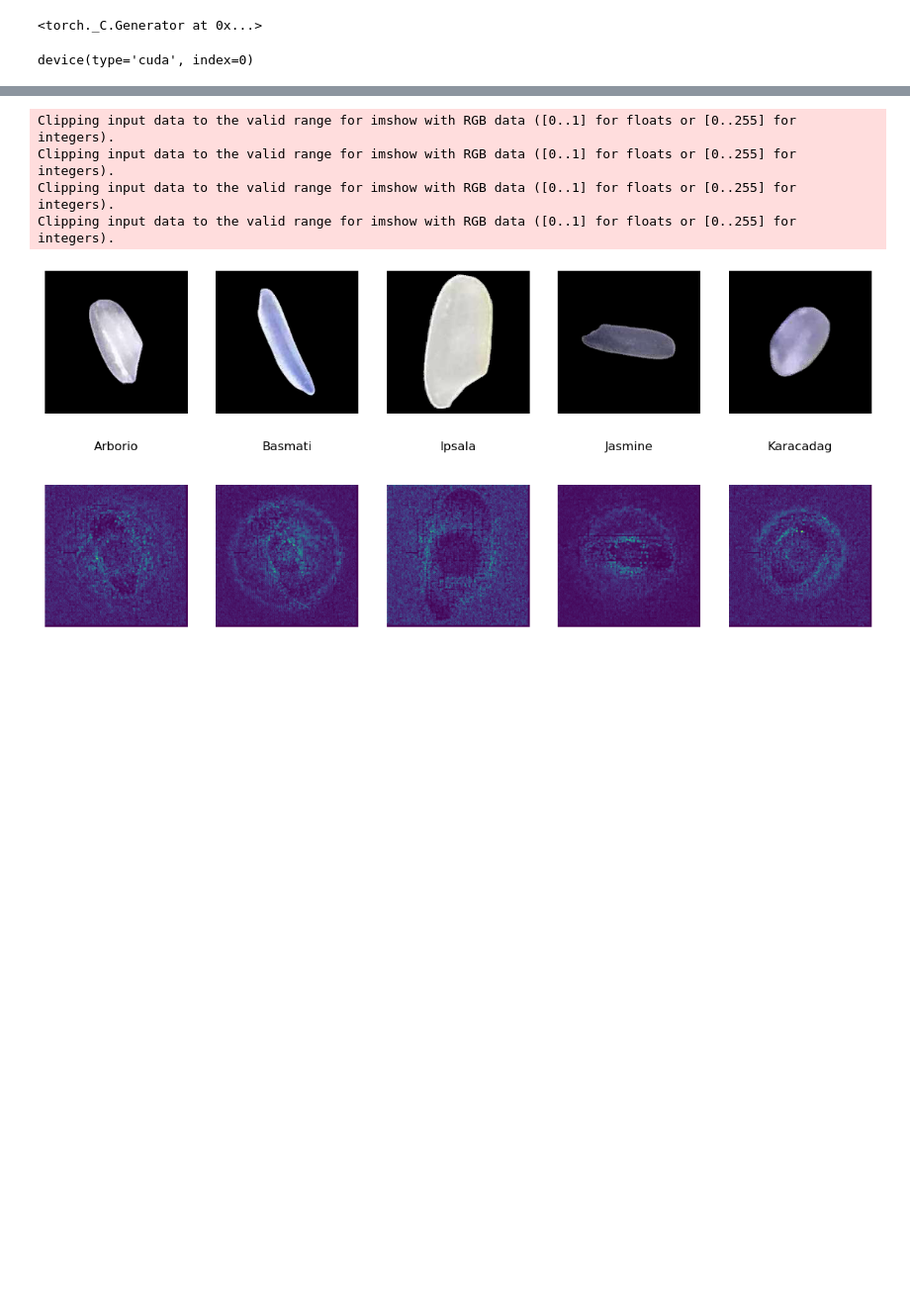
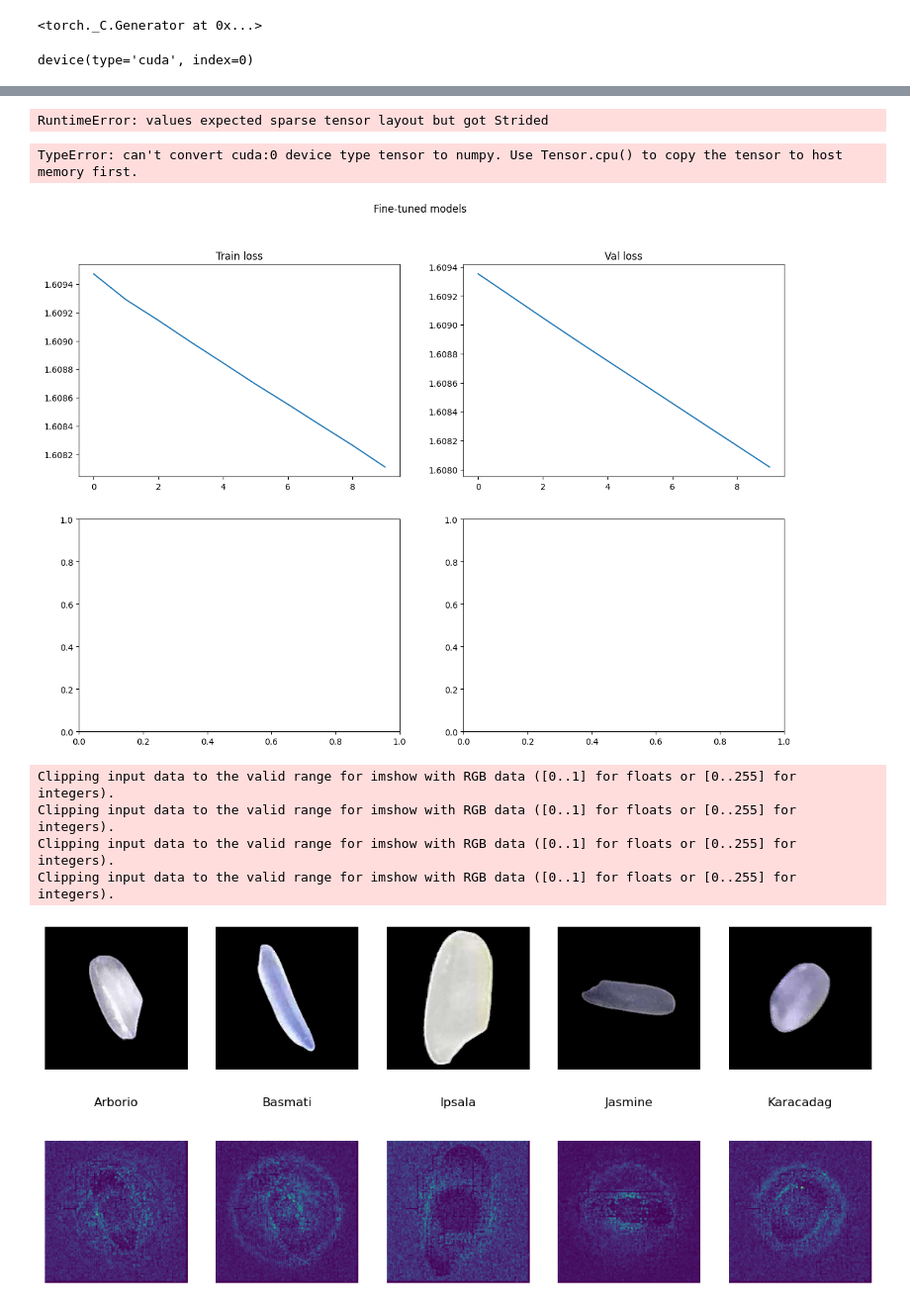
Before and after one commit to tdisheng/CS7643-Deep-Learning, a Jupyter notebook: notebook.ipynb, the cells around one changed output, grey strips where cells are left out. Shown at 99% size. Saved outputs shown, nothing was run; the diff lists cells and outputs as text; code cells hidden in the pictures; blank space fills up the shorter version.

Commit message:
Added plots and saving of metrics and fixing five-shot learning

```diff
--- a/notebook.ipynb
+++ b/notebook.ipynb
@@ -500,3 +539,39 @@ torch.save(cnn_model_trained, cnn_model_path)
+# %%
+not_pretrained_alexnet_model_trained_metrics['train_acc'][
+# %% [output]
+RuntimeError: values expected sparse tensor layout but got Strided
+# %%
+# plot metrics of all models function (train_loss, val_loss, train_acc, val_acc)
+def plot_metrics(metrics_list, title):
+    fig, axs = plt.subplots(2, 2, figsize=(15, 10))
+    fig.suptitle(title)
+    for i, metrics in enumerate(metrics_list):
+        axs[0, 0].plot(metrics['train_loss'], label=f"model_{i}")
+        axs[0, 0].set_title("Train loss")
+        axs[0, 1].plot(metrics['val_loss'], label=f"model_{i}")
+        axs[0, 1].set_title("Val loss")
+        axs[1, 0].plot(metrics['train_acc'], label=f"model_{i}")
+        axs[1, 0].set_title("Train accuracy")
+        axs[1, 1].plot(metrics['val_acc'], label=f"model_{i}")
+        axs[1, 1].set_title("Val accuracy")
+    axs[0, 0].legend()
+    axs[0, 1].legend()
+    axs[1, 0].legend()
+    axs[1, 1].legend()
+    plt.show()
+# %%
+# plot metrics
+
+# one-shot
+#one_shot_model_metrics = [not_pretrained_alexnet_model_trained_one_shot_metrics, not_pretrained_vgg_model_trained_one_shot_metrics, not_pretrained_resnet_model_trained_one_shot_metrics, pretrained_alexnet_model_trained_one_shot_metrics, pretrained_vgg_model_trained_one_shot_metrics, pretrained_resnet_model_trained_one_shot_metrics]
+#plot_metrics(one_shot_model_metrics, "One-shot models")
+
+# fine-tuned
+fine_tuned_model_metrics = [not_pretrained_alexnet_model_trained_metrics, not_pretrained_vgg_model_trained_metrics, not_pretrained_resnet_model_trained_metrics, pretrained_alexnet_model_trained_metrics, pretrained_vgg_model_trained_metrics, pretrained_resnet_model_trained_metrics]
+plot_metrics(fine_tuned_model_metrics, "Fine-tuned models")
+# %% [output]
+TypeError: can't convert cuda:0 device type tensor to numpy. Use Tensor.cpu() to copy the tensor to host memory first.
+[figure, added]
 # %%
 # Code copied from assignment 3, with modifications to how it is being used
 class SaliencyMap:
```
Also changed, not shown: parts of 10 cells of this notebook, 11 other files.
